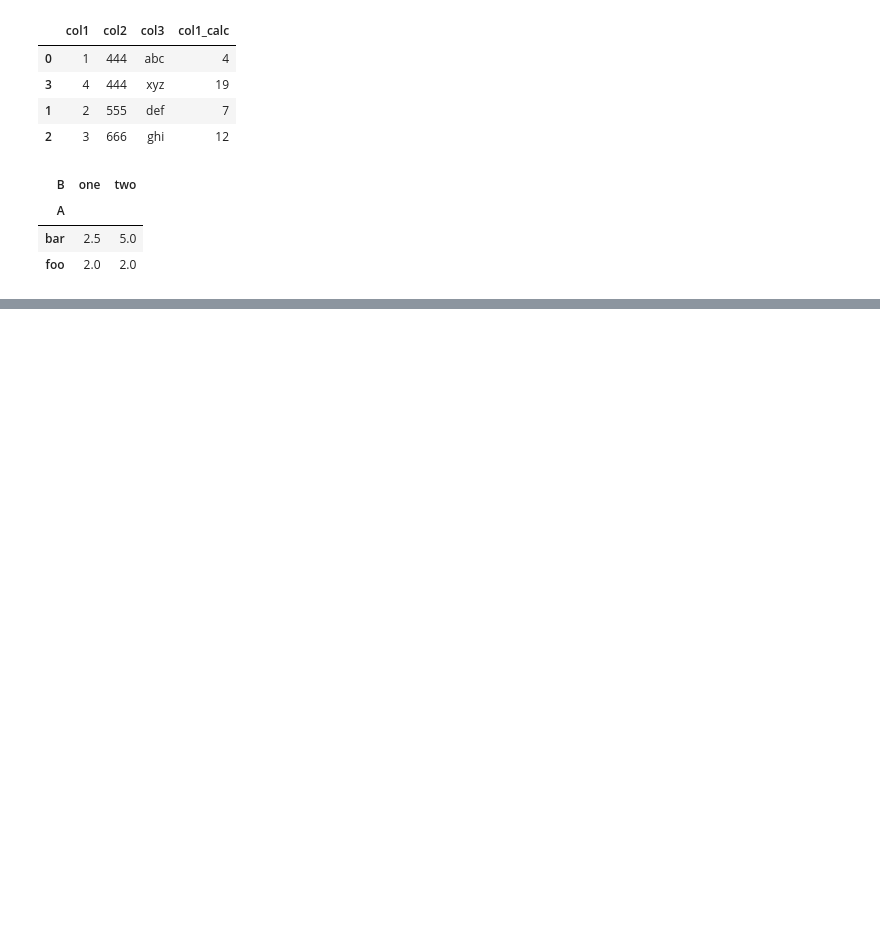
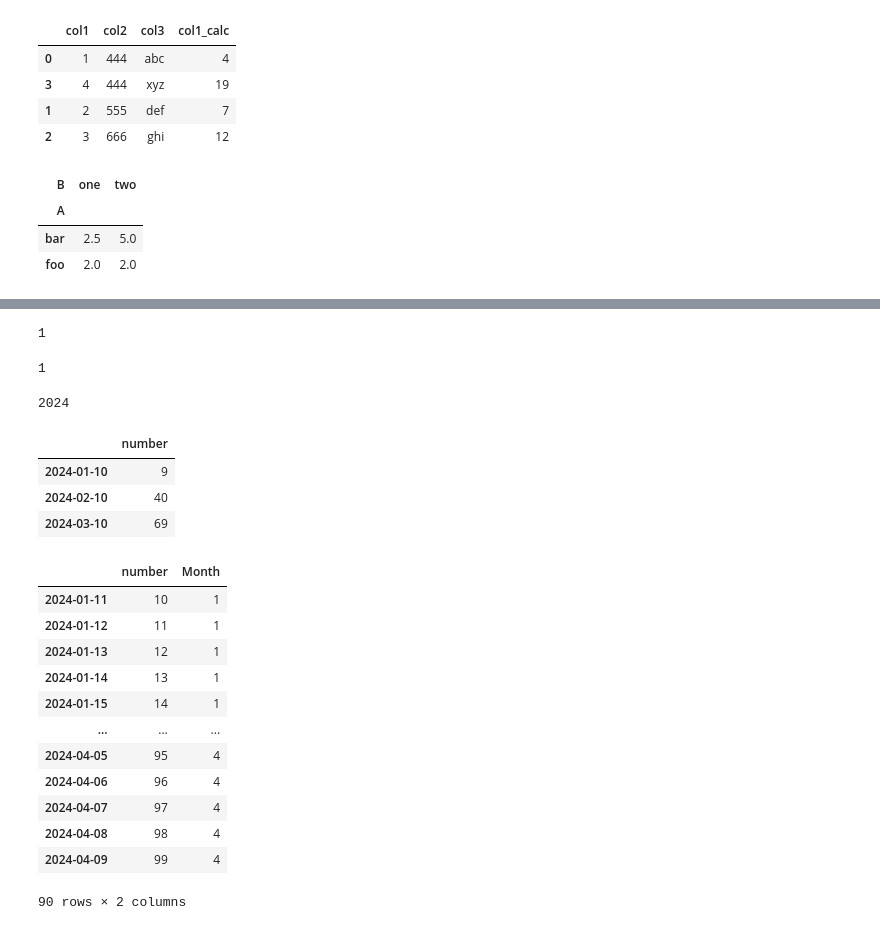
Before and after one commit to gustawillg/Pandas-SQL, a Jupyter notebook: dados ausentes.ipynb, the cells around one changed output, grey strips where cells are left out. Saved outputs shown, nothing was run; the diff lists cells and outputs as text; code cells hidden in the pictures; blank space fills up the shorter version.

```diff
--- a/dados ausentes.ipynb
+++ b/dados ausentes.ipynb
@@ -457,0 +460,4 @@ df.pivot_table(index="A", columns="B", values="D")
+# %%
+dias = 100
+# %%
+datas = pd.date_range(start='1/1/2024', periods=dias)
@@ -457,0 +484,3 @@ df.pivot_table(index="A", columns="B", values="D")
+# %%
+df = pd.DataFrame(range(dias), columns=['number'], index=datas)
+df
@@ -457,0 +501,21 @@ df.pivot_table(index="A", columns="B", values="D")
+# %%
+df.index[0].day
+# %% [output]
+1
+# %%
+df.index[0].month
+# %% [output]
+1
+# %%
+df.index[0].year
+# %% [output]
+2024
+# %%
+df[df.index.day == 10]
+# %% [output]
+|  | number |
+| 2024-01-10 | 9 |
+| 2024-02-10 | 40 |
+| 2024-03-10 | 69 |
+# %%
+df['Month'] = df.index.month
@@ -457,0 +524,16 @@ df.pivot_table(index="A", columns="B", values="D")
+# %%
+df[df.index > datetime.datetime(2024, 1, 10)]
+# %% [output]
+|  | number | Month |
+| 2024-01-11 | 10 | 1 |
+| 2024-01-12 | 11 | 1 |
+| 2024-01-13 | 12 | 1 |
+| 2024-01-14 | 13 | 1 |
+| 2024-01-15 | 14 | 1 |
+| ... | ... | ... |
+| 2024-04-05 | 95 | 4 |
+| 2024-04-06 | 96 | 4 |
+| 2024-04-07 | 97 | 4 |
+| 2024-04-08 | 98 | 4 |
+| 2024-04-09 | 99 | 4 |
+90 rows × 2 columns
```
Also changed, not shown: parts of 4 cells of this notebook, 4 other files.
